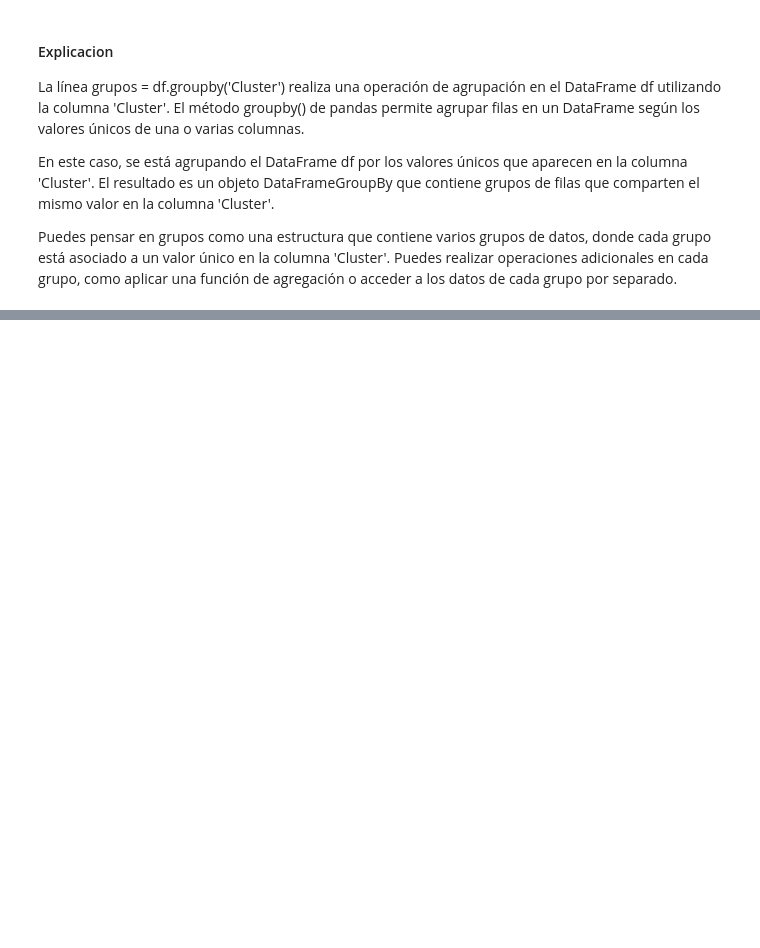
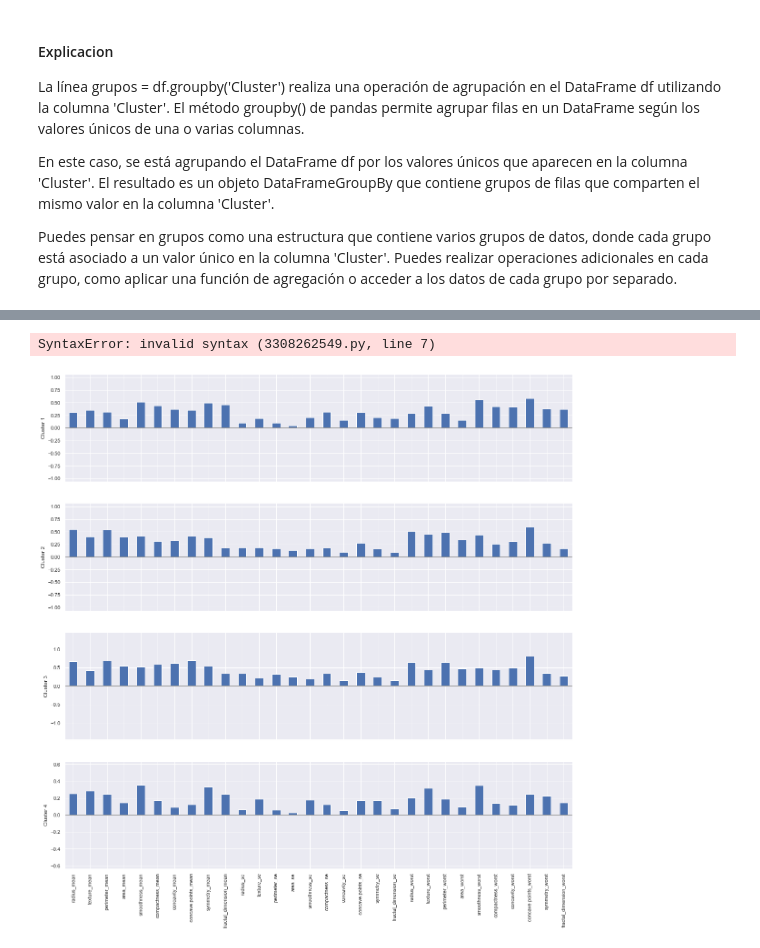
Before and after one commit to JulianDietrich97/BreastCancer, a Jupyter notebook: kmeans.ipynb, the cells around one changed output, grey strips where cells are left out. Cells and saved outputs as stored; diff of their text form; code cells hidden in the pictures; blank space fills up the shorter version.

```diff
--- a/kmeans.ipynb
+++ b/kmeans.ipynb
@@ -288,7 +296,0 @@ plt.show()
-# %%
-ax = cluster0['diagnosis'].value_counts().plot(kind='bar', figsize=(10, 6), fontsize=13)
-ax.set_title('Diagnosis (0= ; 1=Malignous)', size=20, pad=30)
-ax.set_ylabel('Patients', fontsize=14)
-
-for i, value in enumerate( cluster0['diagnosis'].value_counts()):
-     ax.text(i - 0, value -50 , str(value), ha='center', fontsize=15, weight='bold')
@@ -311,0 +336,3 @@ Puedes pensar en grupos como una estructura que contiene varios grupos de datos,
+# %%
+#Eliminate cluster column for the graph
+df1 = scaled_df.drop("cluster", axis=1)
@@ -311,0 +352,28 @@ Puedes pensar en grupos como una estructura que contiene varios grupos de datos,
+# %%
+centers =pd.DataFrame(kmeans.cluster_centers_, columns=df1.columns)
+
+f, axes = plt.subplots(4,1, figsize=(5,5), sharex = True)
+for i, ax in enumerate(axes):
+    center= centers.loc[i,:]
+    maxPC = 1.81 * np.max(np.max(np.abs(center)))
+    colors= ["C0" if l > 0 else "C1" if l in center]
+    ax.axhline(color="#888888")
+    center.plot.bar(ax=ax, color=colors)
+    ax.set_ylabel(f'Cluster {i+1}')
+    ax.set_ylim(-maxPC, maxPC)
+# %% [output]
+SyntaxError: invalid syntax (3308262549.py, line 7)
+# %%
+centers = pd.DataFrame(centroids1, columns=df1.columns)
+
+f, axes = plt.subplots(4, 1, figsize=(20, 20), sharex=True)
+for i, ax in enumerate(axes):
+    center = centers.loc[i, :]
+    maxPC = 1.81 * np.max(np.max(np.abs(center)))
+    colors = ["C0" if l > 0 else "C1" for l in center]
+    ax.axhline(color="#888888")
+    center.plot.bar(ax=ax, color=colors)
+    ax.set_ylabel(f'Cluster {i+1}')
+    ax.set_ylim(-maxPC, maxPC)
+# %% [output]
+[figure, added]
```
Also changed, not shown: parts of 22 cells of this notebook.
